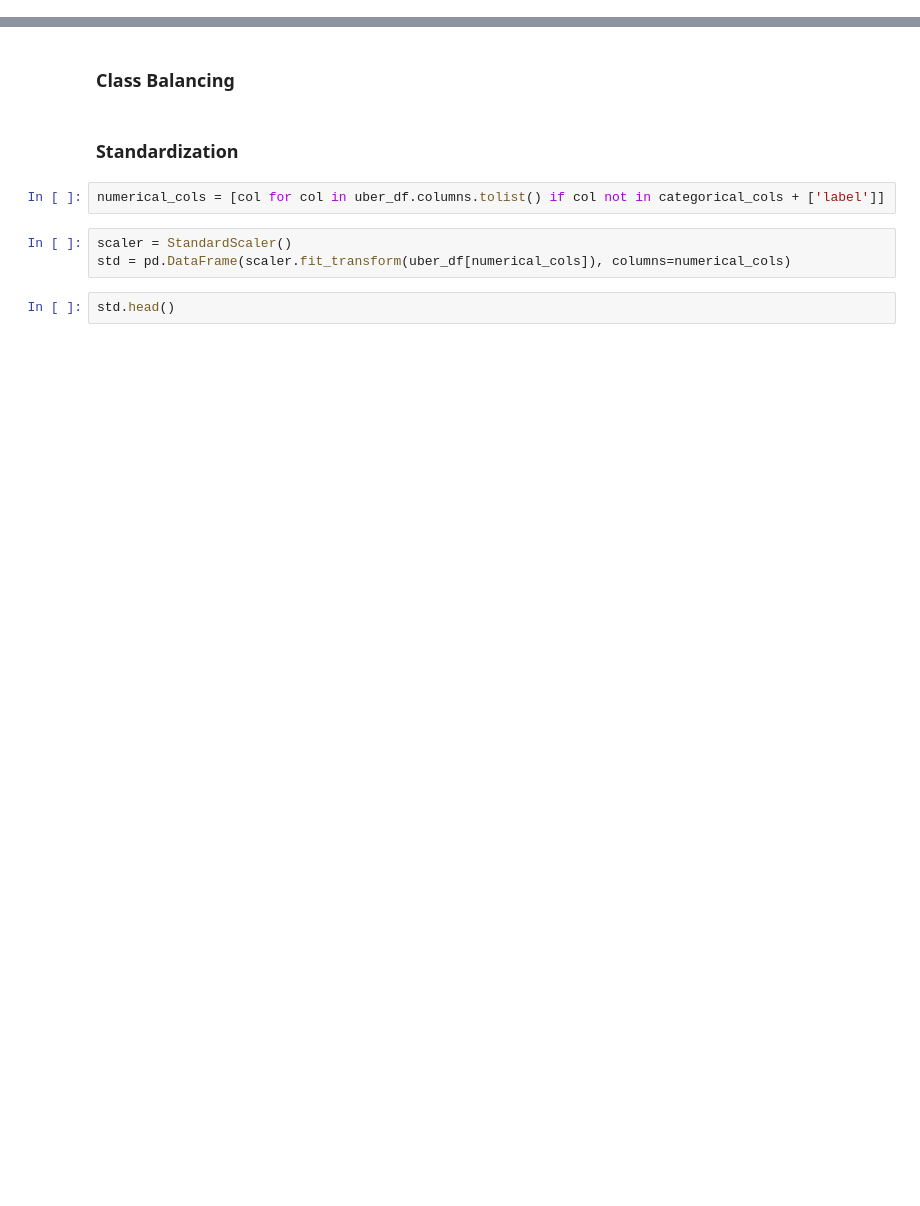
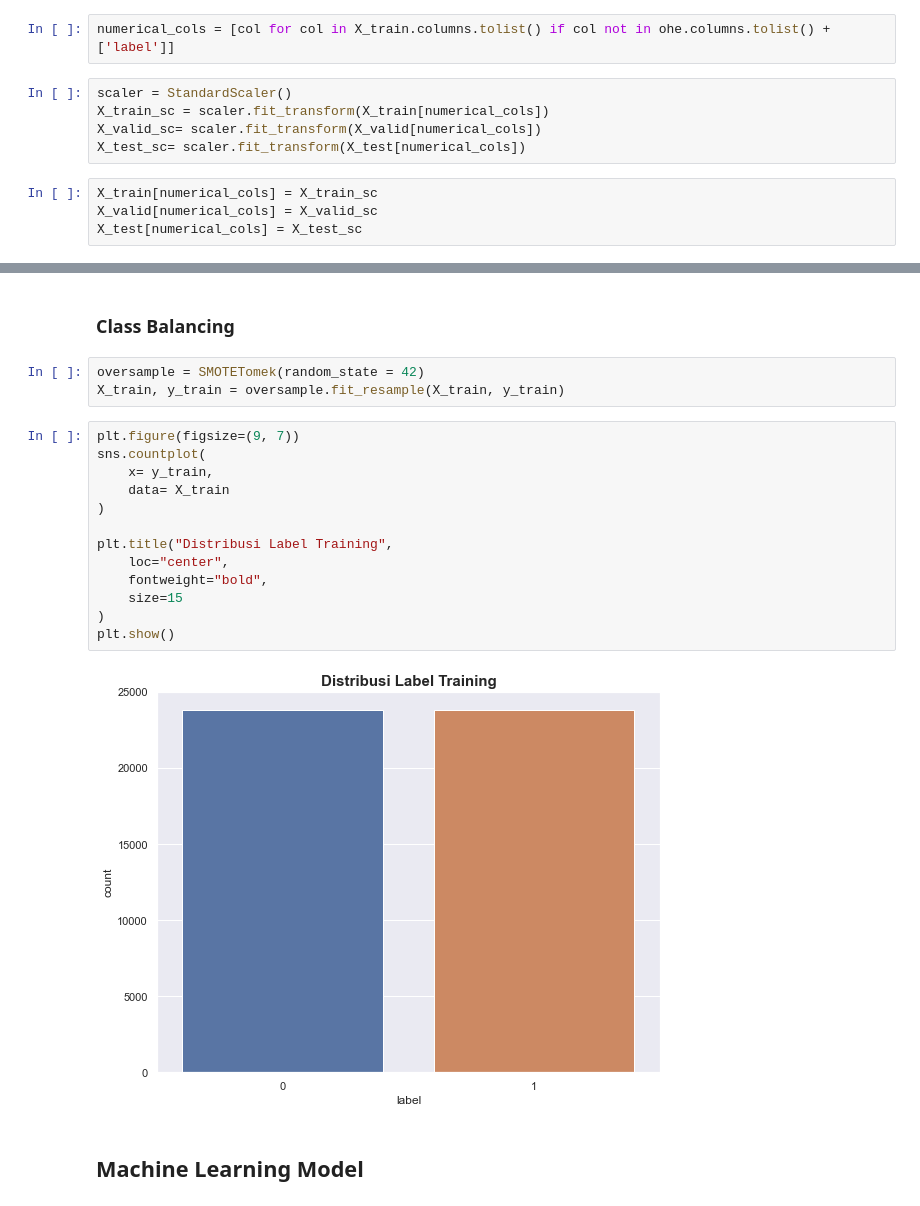
Before and after one commit to enricoroselino/uber-trip-classification, a Jupyter notebook: uber_trip_classification.ipynb, the cells around one changed output, grey strips where cells are left out. Drawn from its saved outputs; the diff is of its cells as text; blank space fills up the shorter version.

Commit message:
done ohe,split,smote

```diff
--- a/uber_trip_classification.ipynb
+++ b/uber_trip_classification.ipynb
@@ -454,0 +514,11 @@ ohe.head()
+# %%
+numerical_cols = [col for col in X_train.columns.tolist() if col not in ohe.columns.tolist() + ['label']]
+# %%
+scaler = StandardScaler()
+X_train_sc = scaler.fit_transform(X_train[numerical_cols])
+X_valid_sc= scaler.fit_transform(X_valid[numerical_cols])
+X_test_sc= scaler.fit_transform(X_test[numerical_cols])
+# %%
+X_train[numerical_cols] = X_train_sc
+X_valid[numerical_cols] = X_valid_sc
+X_test[numerical_cols] = X_test_sc
@@ -455,12 +534,23 @@ ohe.head()
 # %% [markdown]
 ### Class Balancing
-# %% [markdown]
-### Standardization
-# %%
-numerical_cols = [col for col in uber_df.columns.tolist() if col not in categorical_cols + ['label']]
-# %%
-scaler = StandardScaler()
-std = pd.DataFrame(scaler.fit_transform(uber_df[numerical_cols]), columns=numerical_cols)
-# %%
-std.head()
+# %%
+oversample = SMOTETomek(random_state = 42)
+X_train, y_train = oversample.fit_resample(X_train, y_train)
+# %%
+plt.figure(figsize=(9, 7))
+sns.countplot(
+    x= y_train,
+    data= X_train
+)
+
+plt.title("Distribusi Label Training",
+    loc="center",
+    fontweight="bold",
+    size=15
+)
+plt.show()
+# %% [output]
+[figure, added]
+# %% [markdown]
+## Machine Learning Model
 # %% [markdown]
```
Also changed, not shown: parts of 21 cells of this notebook.
